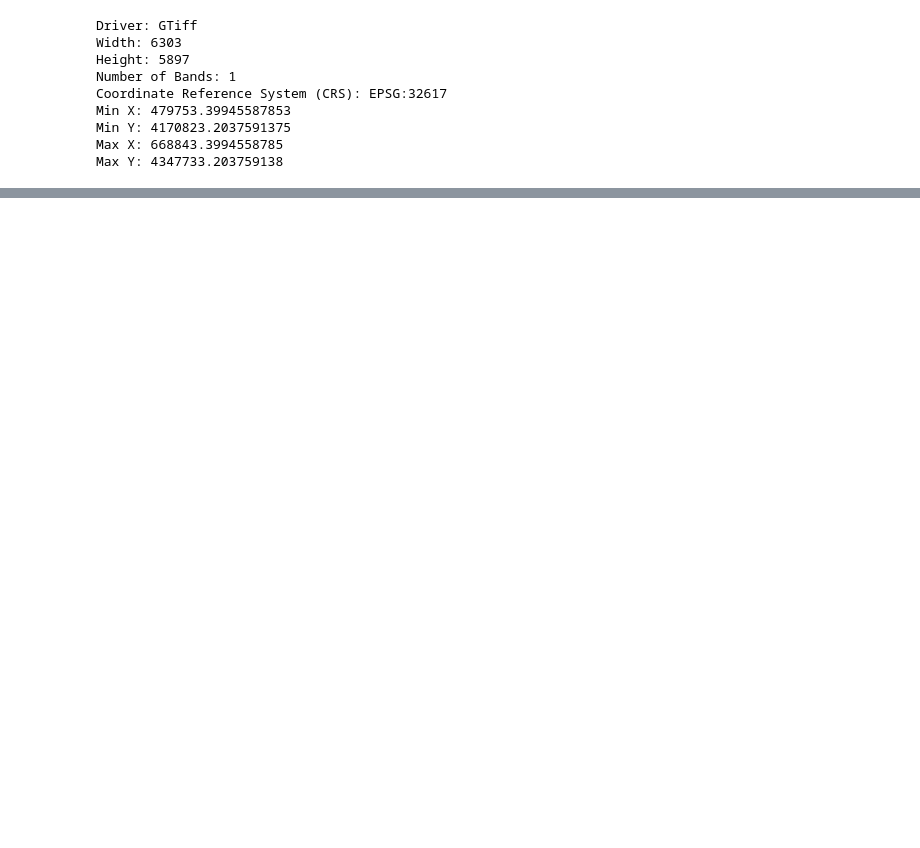
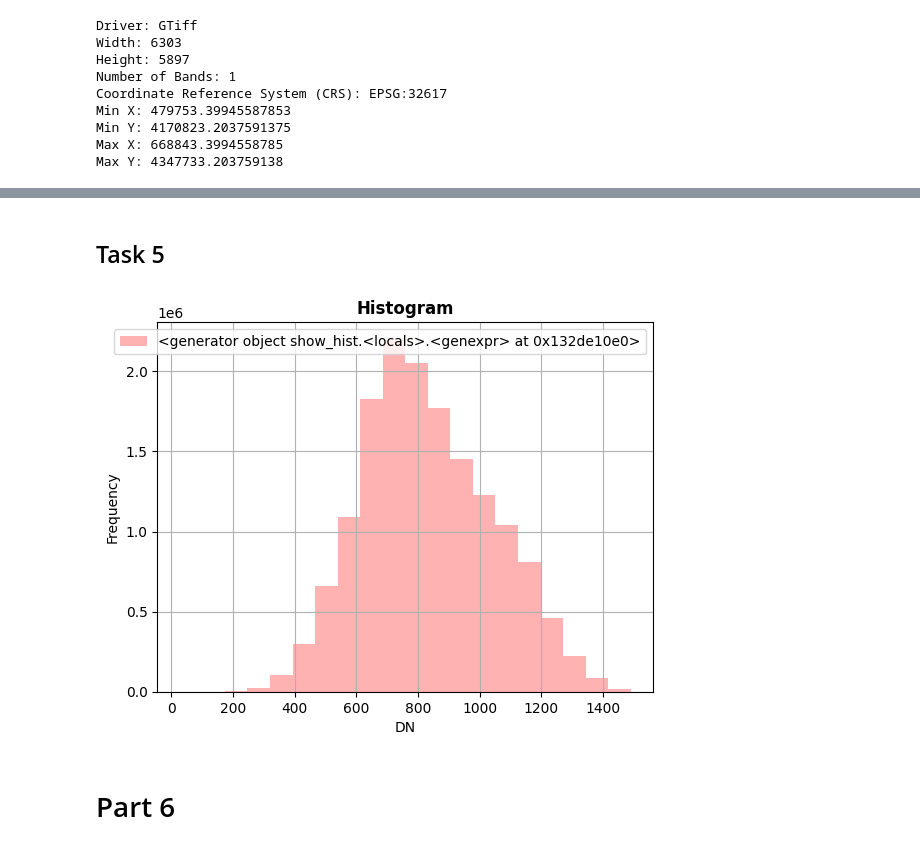
Before and after one commit to andrewlee1234567/lab2, a Jupyter notebook: assignment_2_AndrewLee.ipynb, the cells around one changed output, grey strips where cells are left out. Cells and saved outputs as stored; diff of their text form; code cells hidden in the pictures; blank space fills up the shorter version.

Commit message:
finish part 5

```diff
--- a/assignment_2_AndrewLee.ipynb
+++ b/assignment_2_AndrewLee.ipynb
@@ -314,0 +328,11 @@ with rasterio.open("/Users/andrewlee/work/lab2/data/elev.tif") as dataset:
+# %% [markdown]
+## Task 5
+# %%
+from rasterio.plot import show_hist
+with rio.open("/Users/andrewlee/work/lab2/data/elev.tif") as dem_src:
+        show_hist(dem_src, bins=20, lw=0.0, stacked=False, alpha=0.3,
+                histtype='stepfilled', title="Histogram")
+# %% [output]
+[figure, added]
+# %% [markdown]
+# Part 6
```
Also changed, not shown: parts of 5 cells of this notebook.
